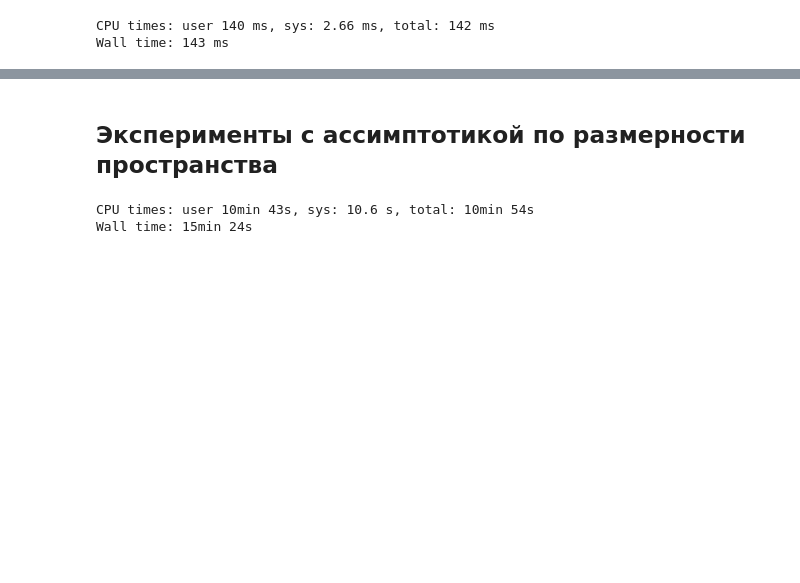
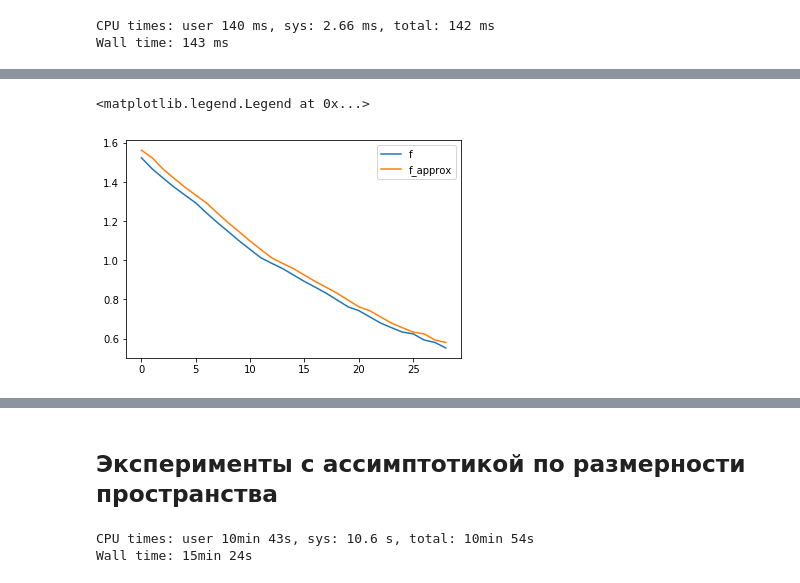
Before and after one commit to aksholokhov/skoltech-sparse-ccd-2017, a Jupyter notebook: Conditional Coordinate Descent.ipynb, the cells around one changed output, grey strips where cells are left out. Saved outputs shown, nothing was run; the diff lists cells and outputs as text; code cells hidden in the pictures; blank space fills up the shorter version.

```diff
--- a/Conditional Coordinate Descent.ipynb
+++ b/Conditional Coordinate Descent.ipynb
@@ -137,0 +138,7 @@ Wall time: 2.09 s
+# %%
+plot(history["f"], label= "f")
+plot(history["f_approx"], label = "f_approx")
+legend()
+# %% [output]
+<matplotlib.legend.Legend at 0x...>
+[figure, added]
```
Also changed, not shown: parts of 19 cells of this notebook, 3 other files.
